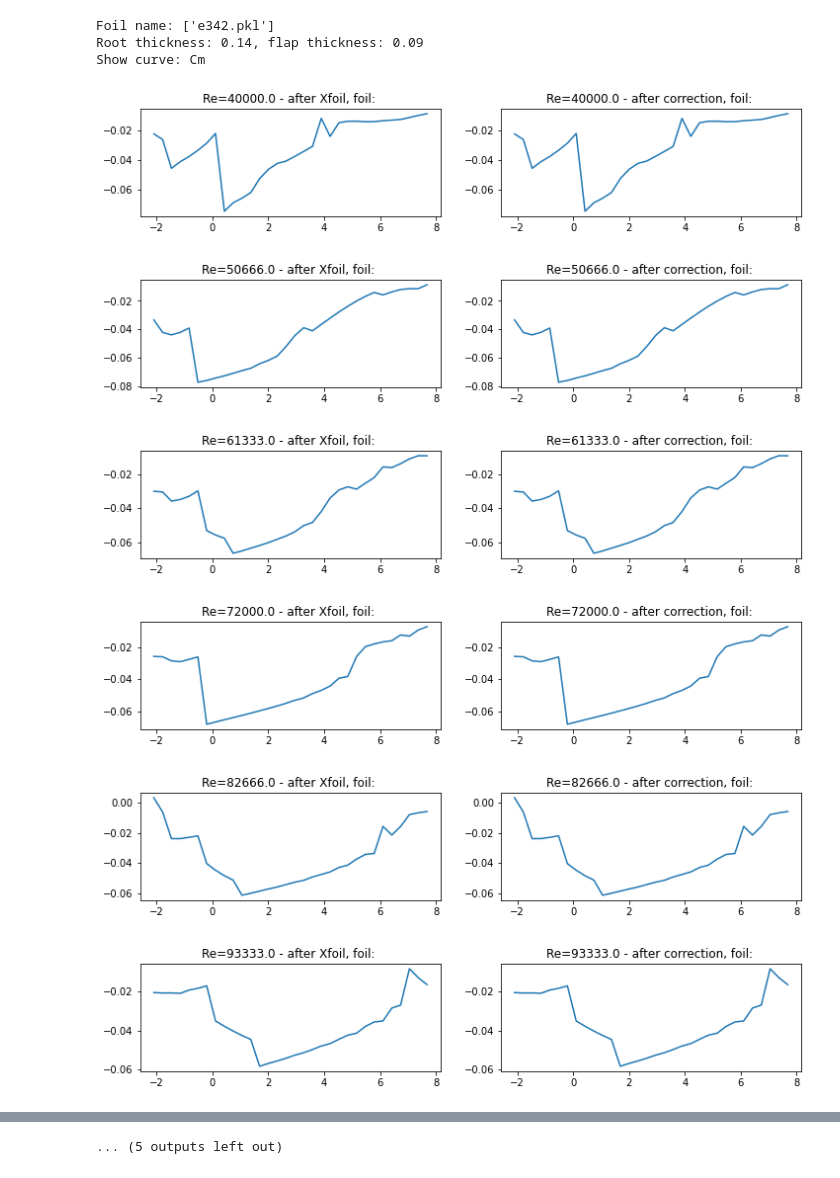
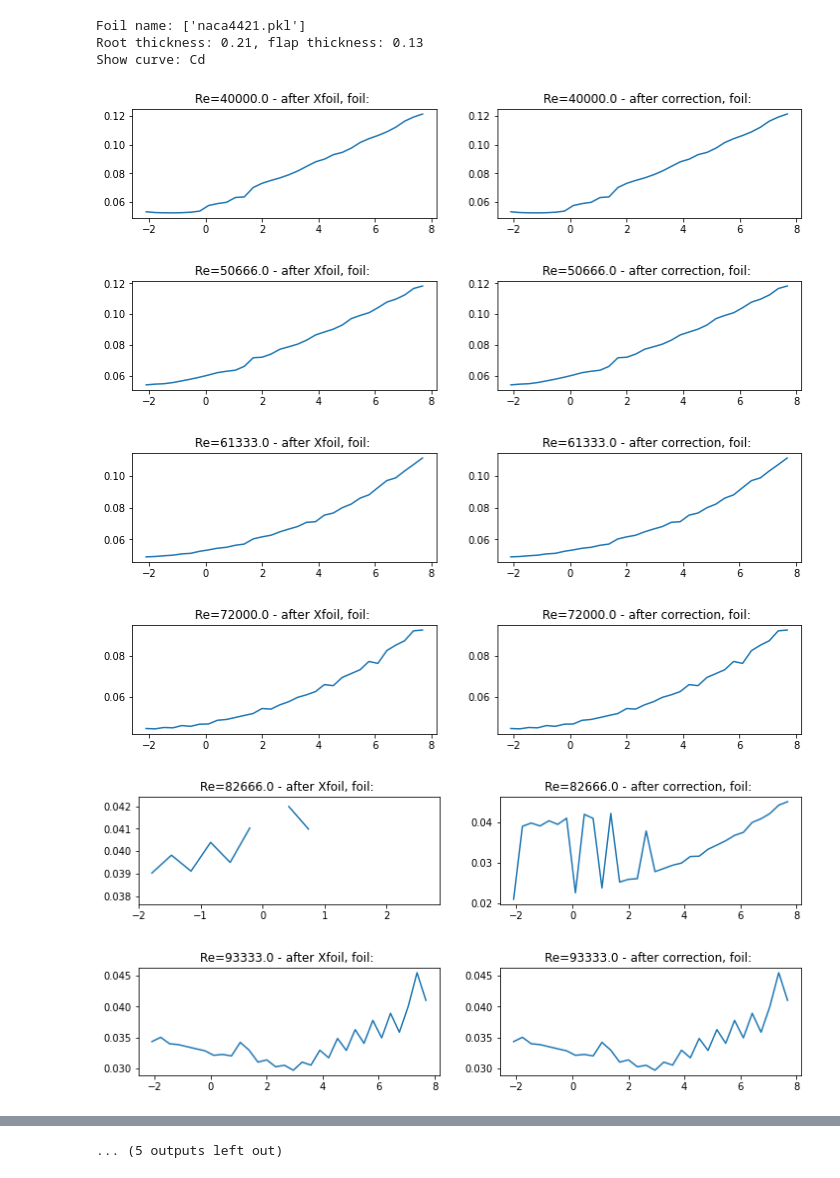
Before and after one commit to 2326wx/Airfoil-optimization, a Jupyter notebook: foils_preprocessing.ipynb, the cells around one changed output, grey strips where cells are left out. Drawn from its saved outputs; the diff is of its cells as text; code cells hidden in the pictures.

```diff
--- a/foils_preprocessing.ipynb
+++ b/foils_preprocessing.ipynb
@@ -164,12 +164,12 @@ Re's: [ 40000  50666  61333  72000  82666  93333 104000 114666 125333 136000
 # %%
-show_foil_info(Path(foils_pkl_path, "e342.pkl"), 'Cm')
+show_foil_info(Path(foils_pkl_path, "naca4421.pkl"), 'Cd')
 # %% [output]
-Foil name: ['e342.pkl']
-Root thickness: 0.14, flap thickness: 0.09
-Show curve: Cm
+Foil name: ['naca4421.pkl']
+Root thickness: 0.21, flap thickness: 0.13
+Show curve: Cd
-[figure, old version]
+[figure, new version]
-[figure, old version]
+[figure, new version]
-[figure, old version]
+[figure, new version]
-[figure, old version]
+[figure, new version]
-[figure, old version]
+[figure, new version]
-[figure, old version]
+[figure, new version]
```
Also changed, not shown: parts of 2 cells of this notebook.
